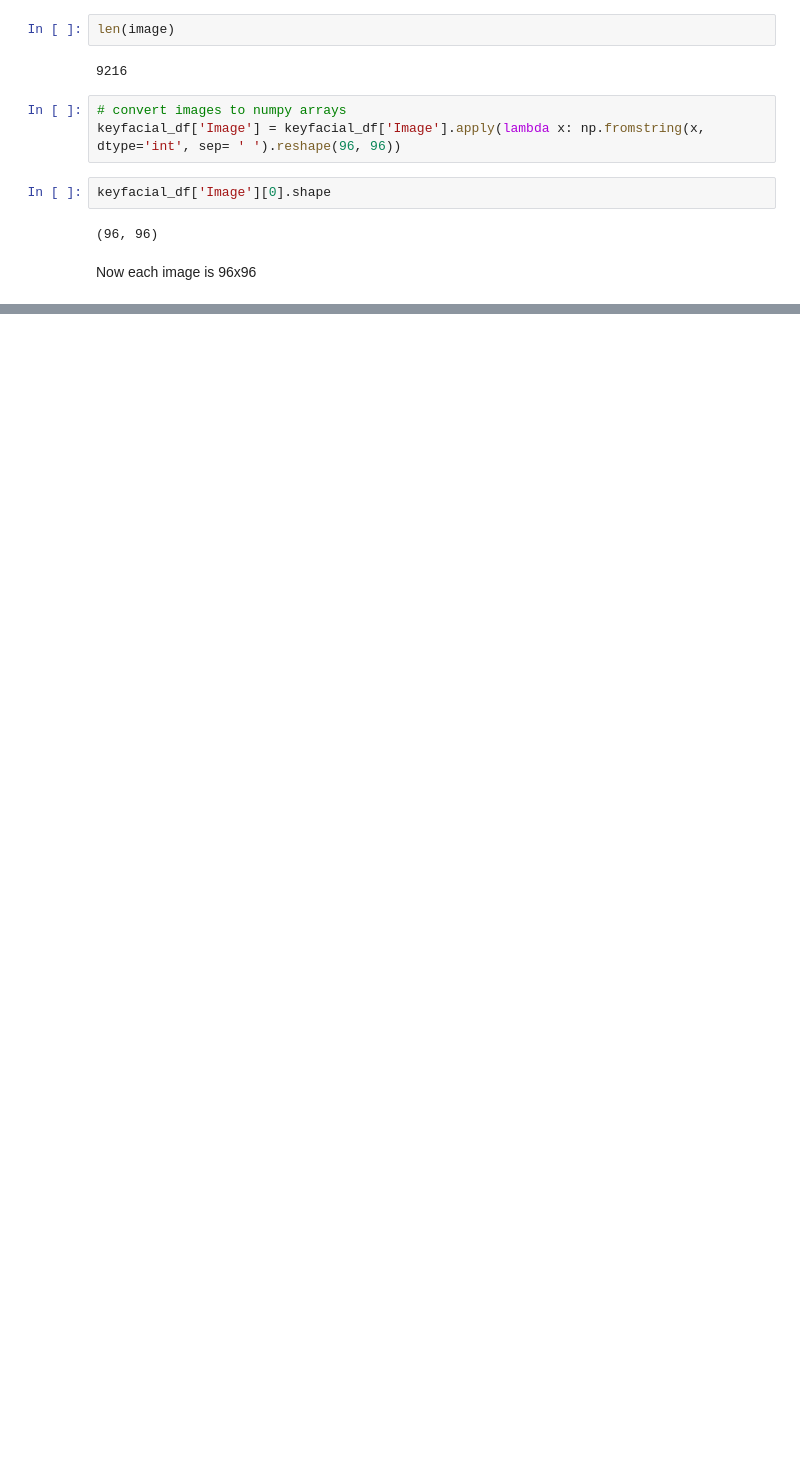
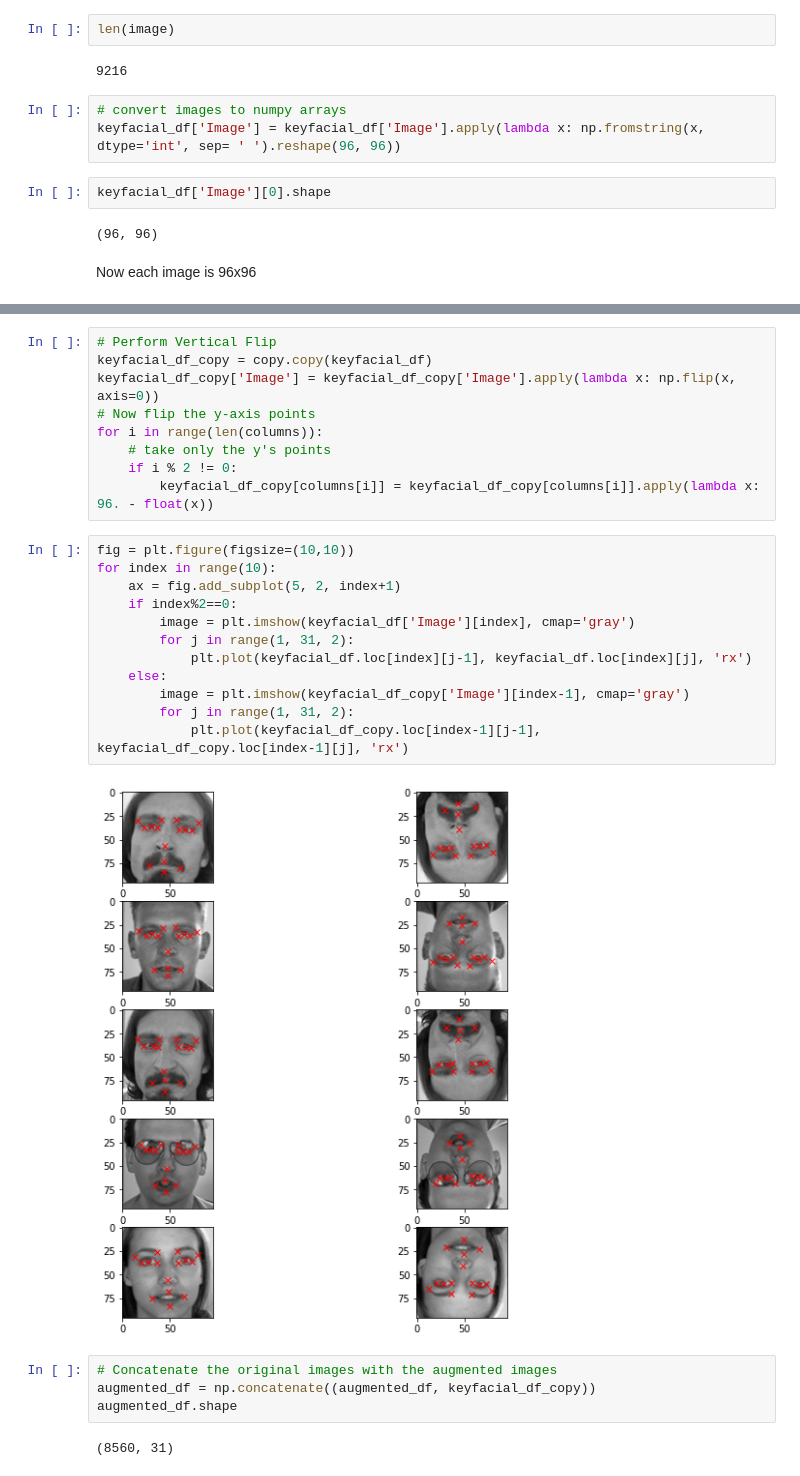
Before and after one commit to Khaliladib11/Emotion-AI, a Jupyter notebook: Facial Key Point Detection/Facial Key Point Detection.ipynb, the cells around one changed output, grey strips where cells are left out. Drawn from its saved outputs; the diff is of its cells as text; blank space fills up the shorter version.

```diff
--- a/Facial Key Point Detection/Facial Key Point Detection.ipynb
+++ b/Facial Key Point Detection/Facial Key Point Detection.ipynb
@@ -152,0 +252,29 @@ for i in range(25):
+# %%
+# Perform Vertical Flip
+keyfacial_df_copy = copy.copy(keyfacial_df)
+keyfacial_df_copy['Image'] = keyfacial_df_copy['Image'].apply(lambda x: np.flip(x, axis=0))
+# Now flip the y-axis points
+for i in range(len(columns)):
+    # take only the y's points
+    if i % 2 != 0:
+        keyfacial_df_copy[columns[i]] = keyfacial_df_copy[columns[i]].apply(lambda x: 96. - float(x))
+# %%
+fig = plt.figure(figsize=(10,10))
+for index in range(10):
+    ax = fig.add_subplot(5, 2, index+1)
+    if index%2==0:
+        image = plt.imshow(keyfacial_df['Image'][index], cmap='gray')
+        for j in range(1, 31, 2):
+            plt.plot(keyfacial_df.loc[index][j-1], keyfacial_df.loc[index][j], 'rx')
+    else:
+        image = plt.imshow(keyfacial_df_copy['Image'][index-1], cmap='gray')
+        for j in range(1, 31, 2):
+            plt.plot(keyfacial_df_copy.loc[index-1][j-1], keyfacial_df_copy.loc[index-1][j], 'rx')
+# %% [output]
+[figure, added]
+# %%
+# Concatenate the original images with the augmented images
+augmented_df = np.concatenate((augmented_df, keyfacial_df_copy))
+augmented_df.shape
+# %% [output]
+(8560, 31)
```
Also changed, not shown: parts of 18 cells of this notebook.
